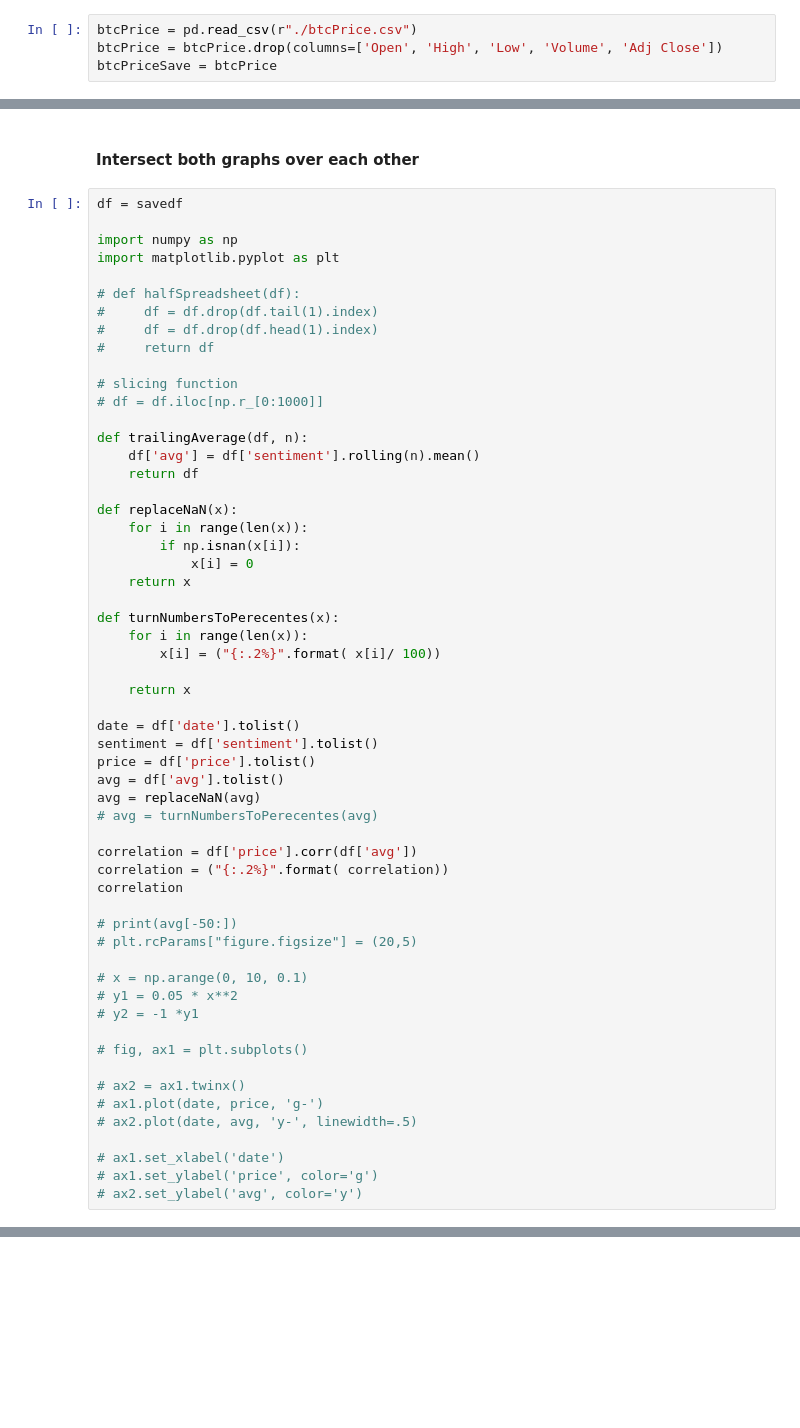
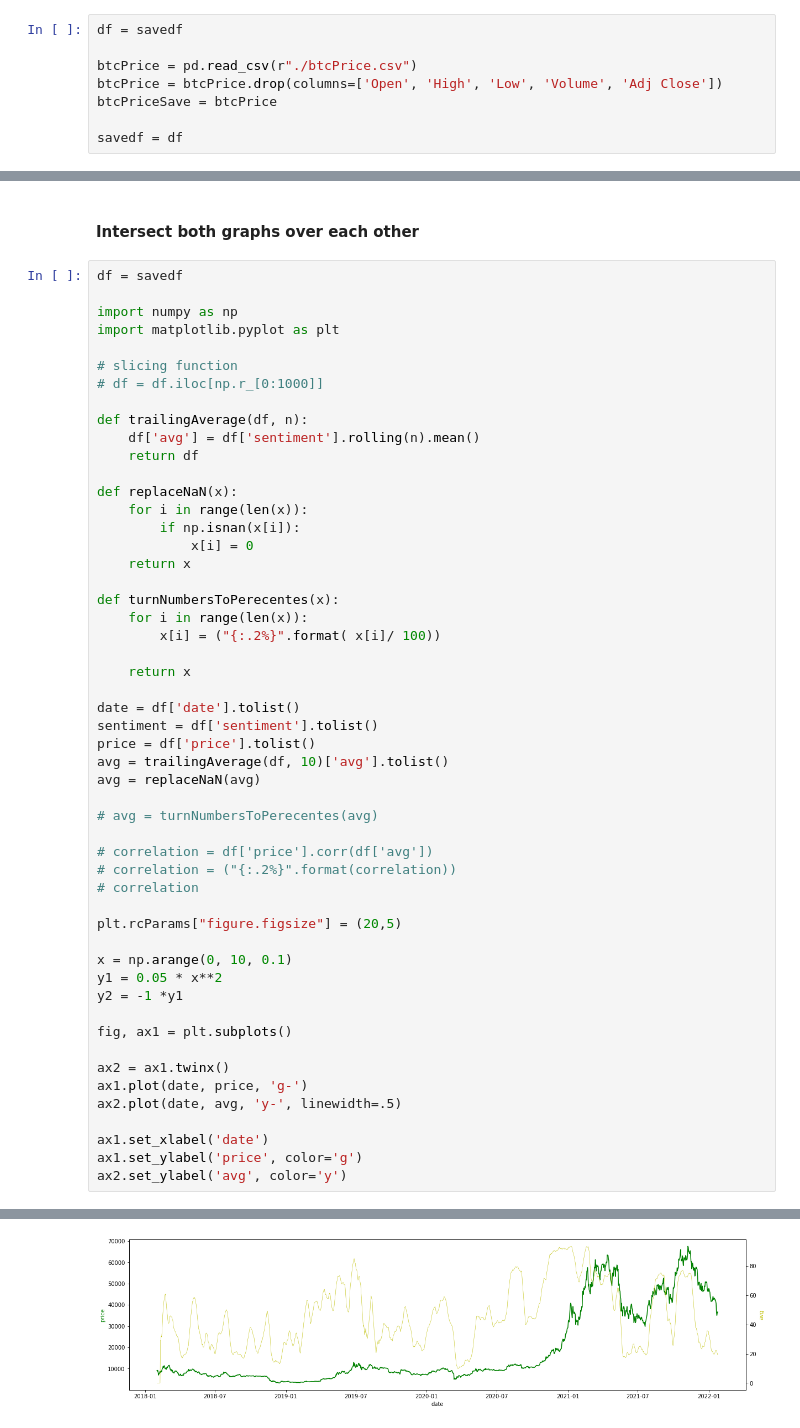
Before and after one commit to AlexMorris10x/bitcoinSentimentAnalysis, a Jupyter notebook: FearGreedIndex.ipynb, the cells around one changed output, grey strips where cells are left out. Cells and saved outputs as stored; diff of their text form; blank space fills up the shorter version.

```diff
--- a/FearGreedIndex.ipynb
+++ b/FearGreedIndex.ipynb
@@ -47,9 +47,13 @@ savedf = df
 # %% [markdown]
 #### Add btc price
 # %%
+df = savedf
+
 btcPrice = pd.read_csv(r"./btcPrice.csv")
 btcPrice = btcPrice.drop(columns=['Open', 'High', 'Low', 'Volume', 'Adj Close'])
 btcPriceSave = btcPrice
+
+savedf = df
 # %% [markdown]
 #### Merge BTC prices with dataframe
 # %%
@@ -72,11 +91,6 @@ df = savedf
 
 import numpy as np
 import matplotlib.pyplot as plt
-
-# def halfSpreadsheet(df):
-#     df = df.drop(df.tail(1).index)
-#     df = df.drop(df.head(1).index)
-#     return df
 
 # slicing function
 # df = df.iloc[np.r_[0:1000]]
@@ -100,28 +114,28 @@ def turnNumbersToPerecentes(x):
 date = df['date'].tolist()
 sentiment = df['sentiment'].tolist()
 price = df['price'].tolist()
-avg = df['avg'].tolist()
+avg = trailingAverage(df, 10)['avg'].tolist()
 avg = replaceNaN(avg)
+
 # avg = turnNumbersToPerecentes(avg)
 
-correlation = df['price'].corr(df['avg'])
-correlation = ("{:.2%}".format( correlation))
-correlation
+# correlation = df['price'].corr(df['avg'])
+# correlation = ("{:.2%}".format(correlation))
+# correlation
 
-# print(avg[-50:])
-# plt.rcParams["figure.figsize"] = (20,5)
+plt.rcParams["figure.figsize"] = (20,5)
 
-# x = np.arange(0, 10, 0.1)
-# y1 = 0.05 * x**2
-# y2 = -1 *y1
+x = np.arange(0, 10, 0.1)
+y1 = 0.05 * x**2
+y2 = -1 *y1
 
-# fig, ax1 = plt.subplots()
+fig, ax1 = plt.subplots()
 
-# ax2 = ax1.twinx()
-# ax1.plot(date, price, 'g-')
-# ax2.plot(date, avg, 'y-', linewidth=.5)
+ax2 = ax1.twinx()
+ax1.plot(date, price, 'g-')
+ax2.plot(date, avg, 'y-', linewidth=.5)
 
-# ax1.set_xlabel('date')
-# ax1.set_ylabel('price', color='g')
-# ax2.set_ylabel('avg', color='y')
+ax1.set_xlabel('date')
+ax1.set_ylabel('price', color='g')
+ax2.set_ylabel('avg', color='y')
 # %% [output]
@@ -128,0 +143 @@ correlation
+[figure, added]
```
Also changed, not shown: parts of 2 cells of this notebook.
